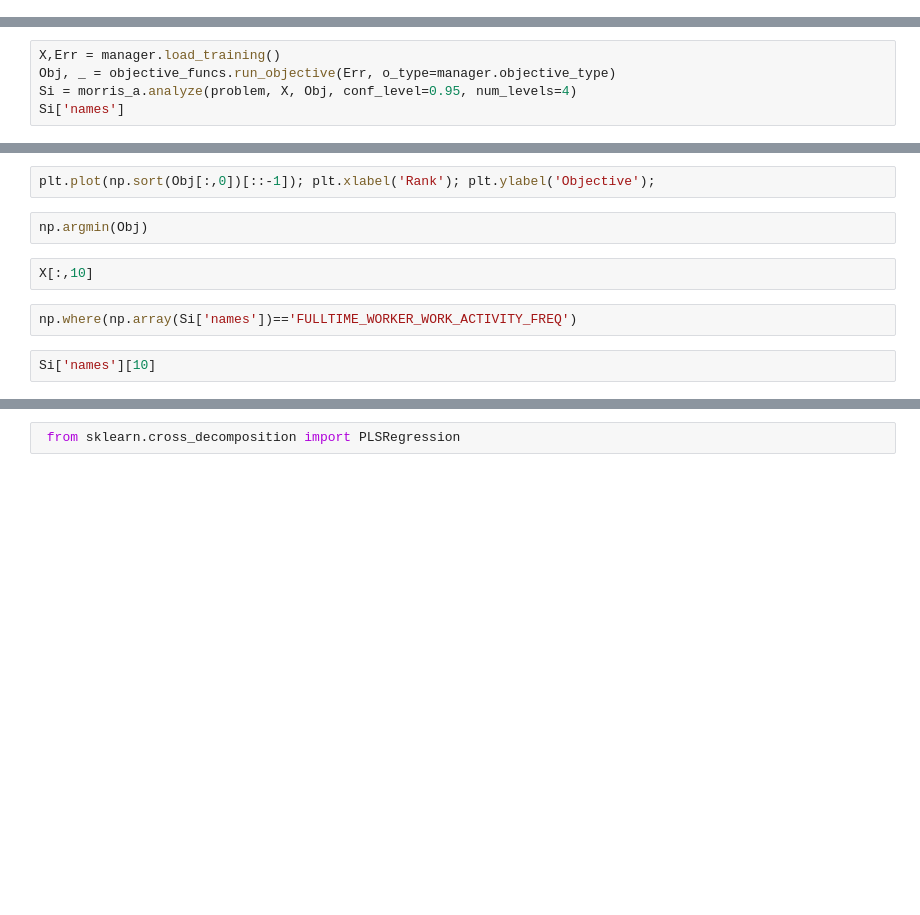
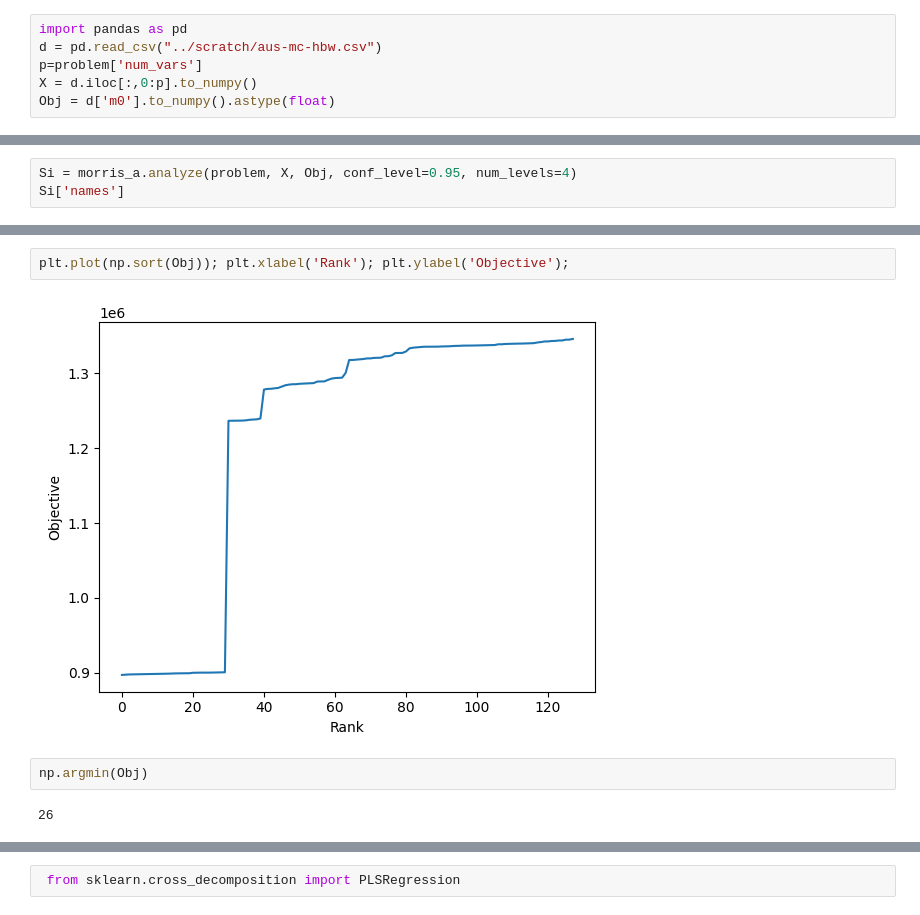
Before and after one commit to VadimSokolov/polarisopt, a Jupyter notebook: nb/morris-eda.ipynb, the cells around one changed output, grey strips where cells are left out. Saved outputs shown, nothing was run; the diff lists cells and outputs as text; blank space fills up the shorter version.

```diff
--- a/nb/morris-eda.ipynb
+++ b/nb/morris-eda.ipynb
@@ -39,0 +21,6 @@ manager.get_dim_out()
+# %%
+import pandas as pd
+d = pd.read_csv("../scratch/aus-mc-hbw.csv")
+p=problem['num_vars']
+X = d.iloc[:,0:p].to_numpy()
+Obj = d['m0'].to_numpy().astype(float)
@@ -40,5 +31,3 @@ manager.get_dim_out()
 # %%
-X,Err = manager.load_training()
-Obj, _ = objective_funcs.run_objective(Err, o_type=manager.objective_type)
 Si = morris_a.analyze(problem, X, Obj, conf_level=0.95, num_levels=4)
 Si['names']
@@ -59,11 +66,9 @@ plt.tight_layout()
 # %%
-plt.plot(np.sort(Obj[:,0])[::-1]); plt.xlabel('Rank'); plt.ylabel('Objective');
+plt.plot(np.sort(Obj)); plt.xlabel('Rank'); plt.ylabel('Objective');
+# %% [output]
+[figure, added]
 # %%
 np.argmin(Obj)
+# %% [output]
+26
-# %%
-X[:,10]
-# %%
-np.where(np.array(Si['names'])=='FULLTIME_WORKER_WORK_ACTIVITY_FREQ')
-# %%
-Si['names'][10]
 # %%
```
Also changed, not shown: parts of 9 cells of this notebook, 3 other files.
